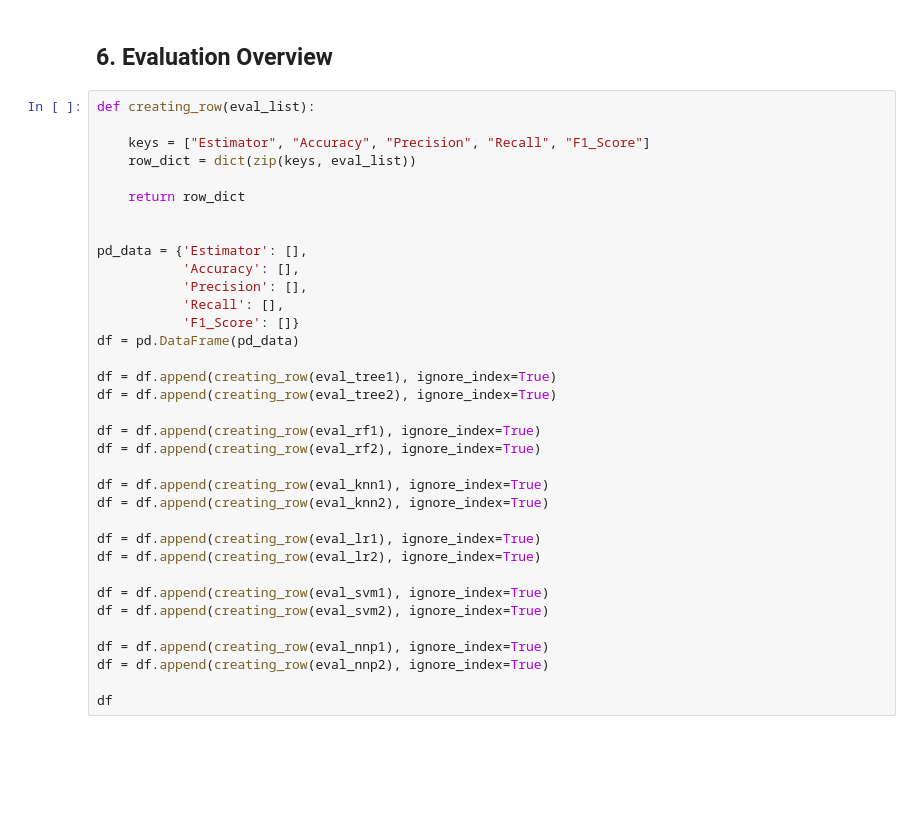
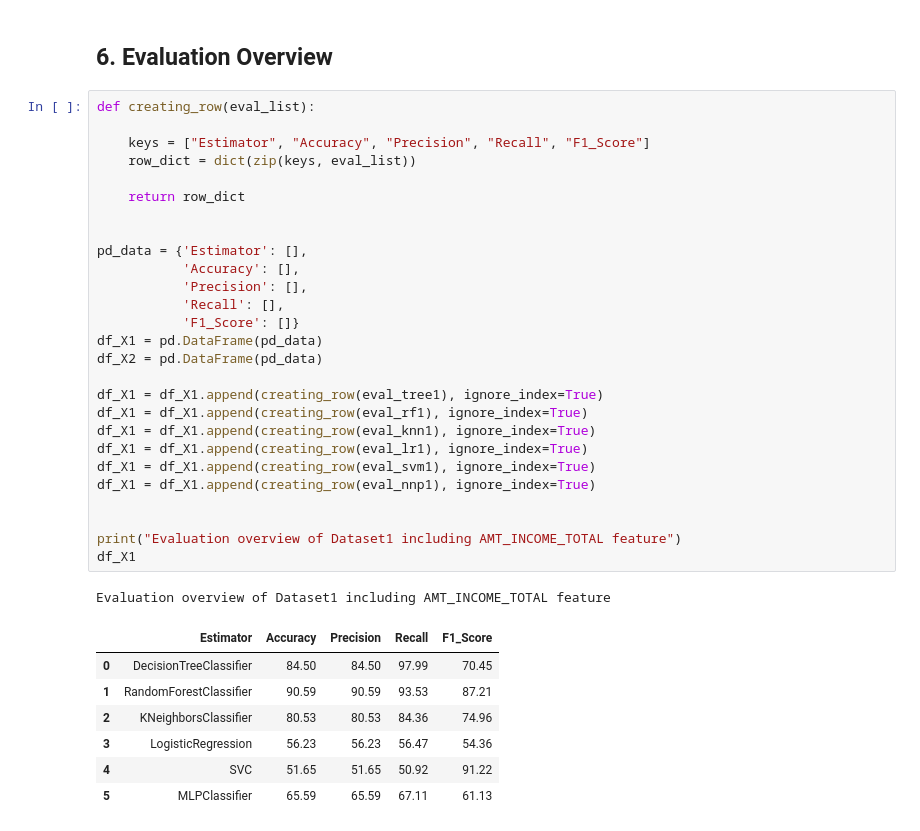
Before and after one commit to MehrnooshAmjadi/Credit-Card-Score-Forecaster, a Jupyter notebook: project.ipynb, the cells around one changed output. Cells and saved outputs as stored; diff of their text form; blank space fills up the shorter version.

```diff
--- a/project.ipynb
+++ b/project.ipynb
@@ -870,35 +961,36 @@ eval_nnp2 = evaluation(X2_test_final, y_test_final, best_nnp2)
 # %%
 def creating_row(eval_list):
 
     keys = ["Estimator", "Accuracy", "Precision", "Recall", "F1_Score"]
     row_dict = dict(zip(keys, eval_list))
 
     return row_dict
 
 
 pd_data = {'Estimator': [],
            'Accuracy': [],
            'Precision': [],
            'Recall': [],
            'F1_Score': []}
-df = pd.DataFrame(pd_data)
+df_X1 = pd.DataFrame(pd_data)
+df_X2 = pd.DataFrame(pd_data)
 
-df = df.append(creating_row(eval_tree1), ignore_index=True)
-df = df.append(creating_row(eval_tree2), ignore_index=True)
+df_X1 = df_X1.append(creating_row(eval_tree1), ignore_index=True)
+df_X1 = df_X1.append(creating_row(eval_rf1), ignore_index=True)
+df_X1 = df_X1.append(creating_row(eval_knn1), ignore_index=True)
+df_X1 = df_X1.append(creating_row(eval_lr1), ignore_index=True)
+df_X1 = df_X1.append(creating_row(eval_svm1), ignore_index=True)
+df_X1 = df_X1.append(creating_row(eval_nnp1), ignore_index=True)
 
-df = df.append(creating_row(eval_rf1), ignore_index=True)
-df = df.append(creating_row(eval_rf2), ignore_index=True)
 
-df = df.append(creating_row(eval_knn1), ignore_index=True)
-df = df.append(creating_row(eval_knn2), ignore_index=True)
-
-df = df.append(creating_row(eval_lr1), ignore_index=True)
-df = df.append(creating_row(eval_lr2), ignore_index=True)
-
-df = df.append(creating_row(eval_svm1), ignore_index=True)
-df = df.append(creating_row(eval_svm2), ignore_index=True)
-
-df = df.append(creating_row(eval_nnp1), ignore_index=True)
-df = df.append(creating_row(eval_nnp2), ignore_index=True)
-
-df
+print("Evaluation overview of Dataset1 including AMT_INCOME_TOTAL feature")
+df_X1
+# %% [output]
+Evaluation overview of Dataset1 including AMT_INCOME_TOTAL feature
+|  | Estimator | Accuracy | Precision | Recall | F1_Score |
+| 0 | DecisionTreeClassifier | 84.50 | 84.50 | 97.99 | 70.45 |
+| 1 | RandomForestClassifier | 90.59 | 90.59 | 93.53 | 87.21 |
+| 2 | KNeighborsClassifier | 80.53 | 80.53 | 84.36 | 74.96 |
+| 3 | LogisticRegression | 56.23 | 56.23 | 56.47 | 54.36 |
+| 4 | SVC | 51.65 | 51.65 | 50.92 | 91.22 |
+| 5 | MLPClassifier | 65.59 | 65.59 | 67.11 | 61.13 |
```
Also changed, not shown: parts of 26 cells of this notebook.
